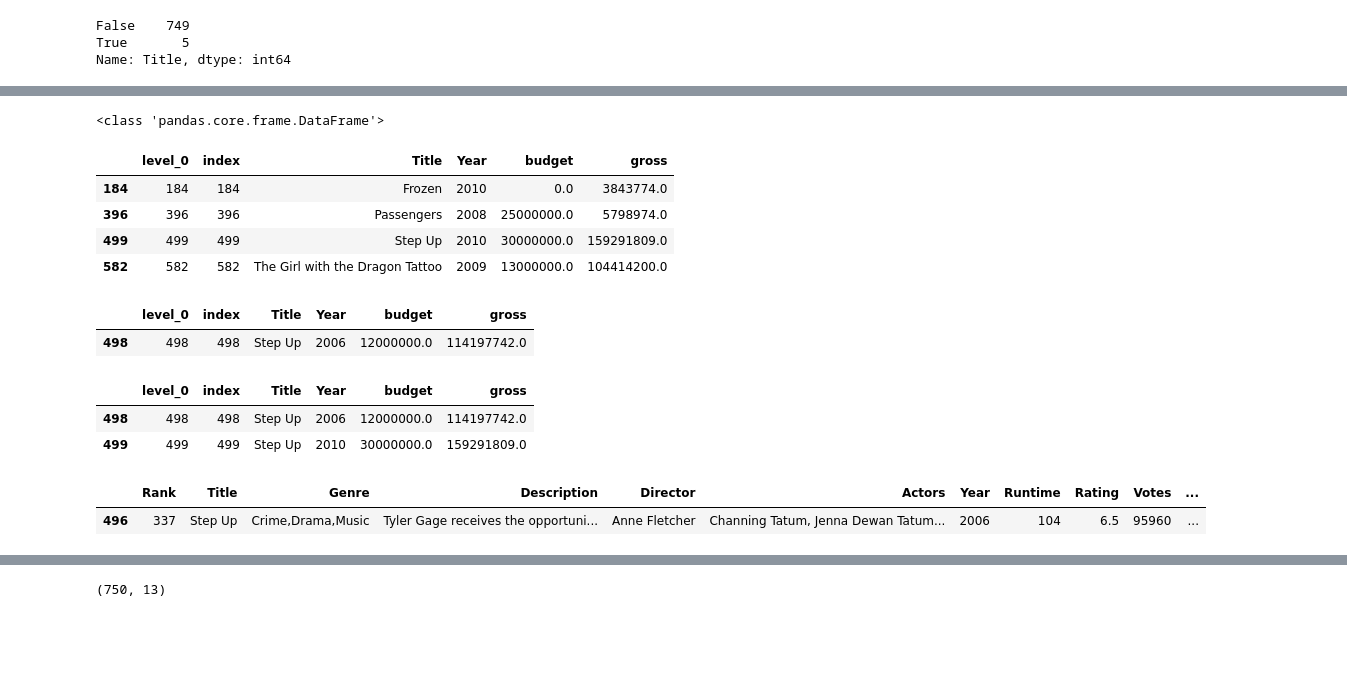
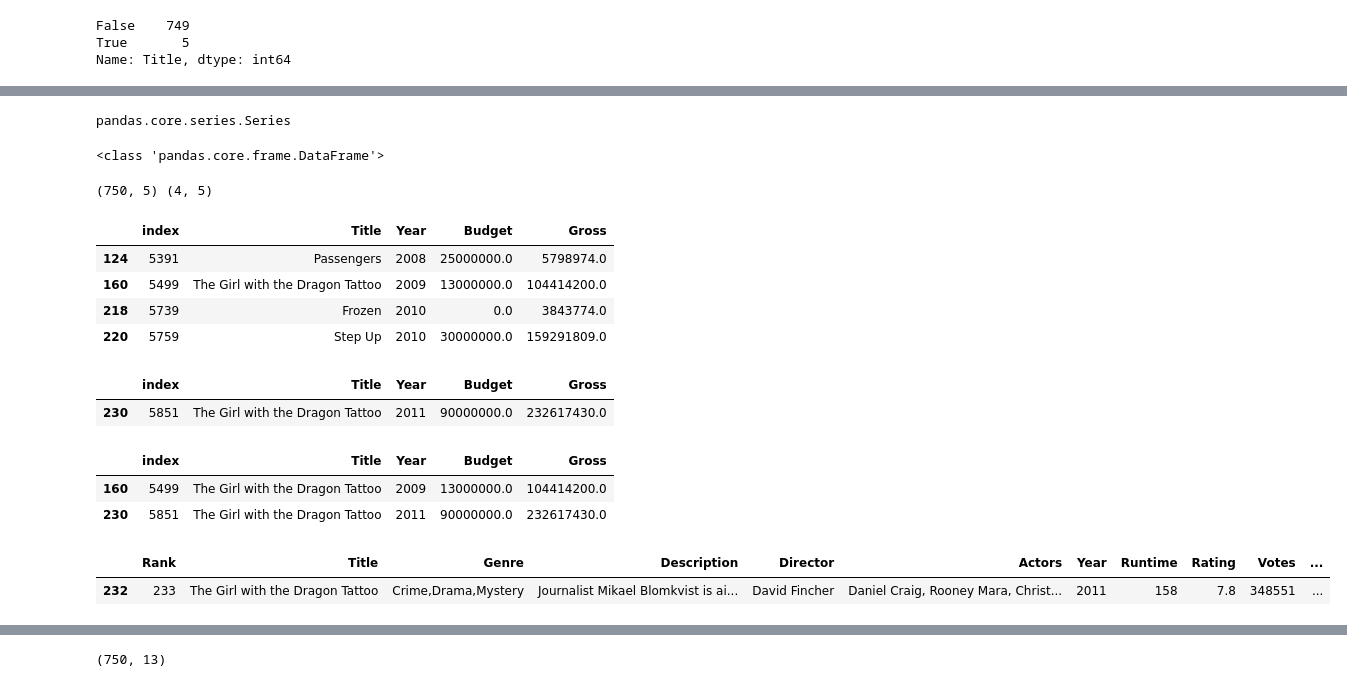
Before and after one commit to Misperia/FDS_project_2023, a Jupyter notebook: notebook.ipynb, the cells around one changed output, grey strips where cells are left out. Drawn from its saved outputs; the diff is of its cells as text; code cells hidden in the pictures; blank space fills up the shorter version.

```diff
--- a/notebook.ipynb
+++ b/notebook.ipynb
@@ -728,7 +728,3 @@ df_budget.head()
 | 2 | Star Wars: Episode V - The Empire... | PG | Action | 1980 | June 20, 1980 (United States) | 8.7 | 1200000.0 | Irvin Kershner | Leigh Brackett | Mark Hamill | United States | ... |
 | 3 | Airplane! | PG | Comedy | 1980 | July 2, 1980 (United States) | 7.7 | 221000.0 | Jim Abrahams | Jim Abrahams | Robert Hays | United States | ... |
 | 4 | Caddyshack | R | Comedy | 1980 | July 25, 1980 (United States) | 7.3 | 108000.0 | Harold Ramis | Brian Doyle-Murray | Chevy Chase | United States | ... |
-# %%
-#sort the dataframe by the name of the film
-df_budget.sort_values(by=['name'], inplace=True, ascending=True)
-df_budget.head()
@@ -993,3 +901,7 @@ df_budget
+# %%
+type(df_budget[['Title', 'Year']].apply(tuple, 1))
+# %% [output]
+pandas.core.series.Series
 # %%
 # filter df_budget based on the values of the columns 'Title' and 'Year'
 print(type(df_budget))
@@ -1004,31 +916,32 @@ df_new_neg = df_budget[~mask]
 # %% [output]
 <class 'pandas.core.frame.DataFrame'>
 # %%
-print(df_new.shape)
+print(df_new.shape, df_new_neg.shape)
 df_new_neg
 # %% [output]
+(750, 5) (4, 5)
-|  | level_0 | index | Title | Year | budget | gross |
-| 184 | 184 | 184 | Frozen | 2010 | 0.0 | 3843774.0 |
-| 396 | 396 | 396 | Passengers | 2008 | 25000000.0 | 5798974.0 |
-| 499 | 499 | 499 | Step Up | 2010 | 30000000.0 | 159291809.0 |
-| 582 | 582 | 582 | The Girl with the Dragon Tattoo | 2009 | 13000000.0 | 104414200.0 |
+|  | index | Title | Year | Budget | Gross |
+| 124 | 5391 | Passengers | 2008 | 25000000.0 | 5798974.0 |
+| 160 | 5499 | The Girl with the Dragon Tattoo | 2009 | 13000000.0 | 104414200.0 |
+| 218 | 5739 | Frozen | 2010 | 0.0 | 3843774.0 |
+| 220 | 5759 | Step Up | 2010 | 30000000.0 | 159291809.0 |
-# %%
-df_new[df_new['Title'] == 'Step Up']
-# %% [output]
-|  | level_0 | index | Title | Year | budget | gross |
-| 498 | 498 | 498 | Step Up | 2006 | 12000000.0 | 114197742.0 |
-# %%
-df_budget[df_budget['Title'] == 'Step Up']
-# %% [output]
-|  | level_0 | index | Title | Year | budget | gross |
-| 498 | 498 | 498 | Step Up | 2006 | 12000000.0 | 114197742.0 |
-| 499 | 499 | 499 | Step Up | 2010 | 30000000.0 | 159291809.0 |
+# %%
+df_new[df_new['Title'] == 'The Girl with the Dragon Tattoo']
+# %% [output]
+|  | index | Title | Year | Budget | Gross |
+| 230 | 5851 | The Girl with the Dragon Tattoo | 2011 | 90000000.0 | 232617430.0 |
+# %%
+df_budget[df_budget['Title'] == 'The Girl with the Dragon Tattoo']
+# %% [output]
+|  | index | Title | Year | Budget | Gross |
+| 160 | 5499 | The Girl with the Dragon Tattoo | 2009 | 13000000.0 | 104414200.0 |
+| 230 | 5851 | The Girl with the Dragon Tattoo | 2011 | 90000000.0 | 232617430.0 |
 # %%
 #find Frozen in the merged dataset
-df_merged[df_merged['Title'] == 'Step Up']
+df_merged[df_merged['Title'] == 'The Girl with the Dragon Tattoo']
 # %% [output]
 |  | Rank | Title | Genre | Description | Director | Actors | Year | Runtime | Rating | Votes | ... |
-| 496 | 337 | Step Up | Crime,Drama,Music | Tyler Gage receives the opportuni... | Anne Fletcher | Channing Tatum, Jenna Dewan Tatum... | 2006 | 104 | 6.5 | 95960 | ... |
+| 232 | 233 | The Girl with the Dragon Tattoo | Crime,Drama,Mystery | Journalist Mikael Blomkvist is ai... | David Fincher | Daniel Craig, Rooney Mara, Christ... | 2011 | 158 | 7.8 | 348551 | ... |
 # %%
 df_budget.shape
 # %% [output]
```
Also changed, not shown: parts of 48 cells of this notebook.
